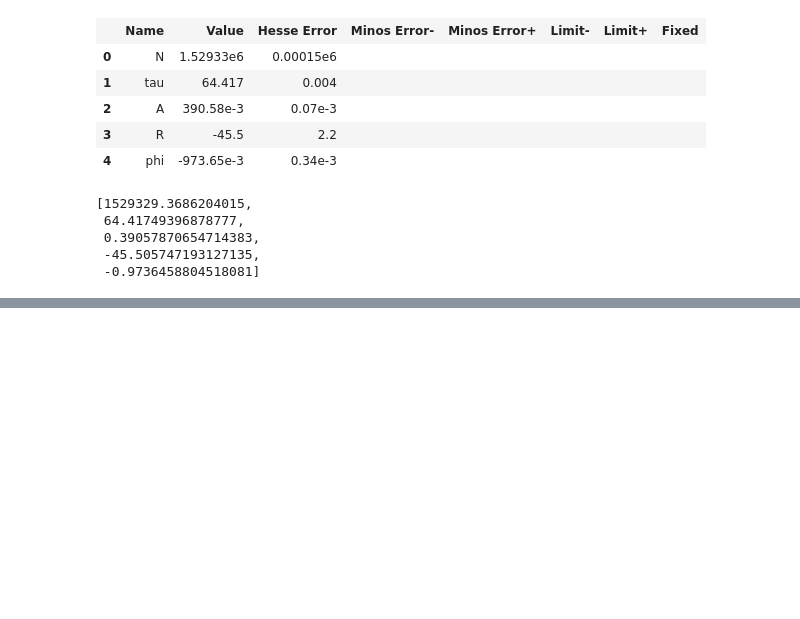
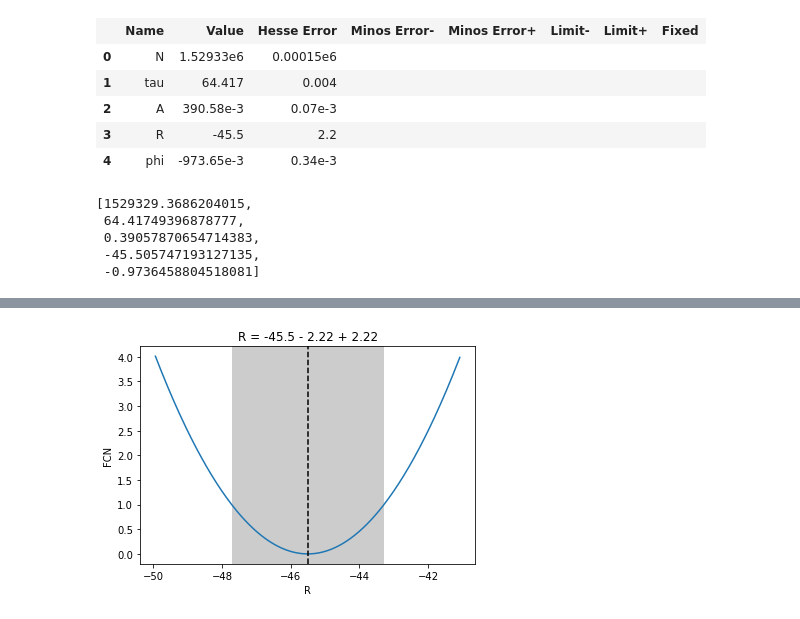
Before and after one commit to jlabounty/g2fit, a Jupyter notebook: fitting/g-2_minuit.ipynb, the cells around one changed output, grey strips where cells are left out. Cells and saved outputs as stored; diff of their text form; code cells hidden in the pictures; blank space fills up the shorter version.

```diff
--- a/fitting/g-2_minuit.ipynb
+++ b/fitting/g-2_minuit.ipynb
@@ -158,0 +142,5 @@ p: [1529329.3686204015, 64.41749396878777, 0.39057870654714383, -45.505747193127
+# %%
+m.draw_mnprofile("R", bins=300, subtract_min=True)
+plt.show()
+# %% [output]
+[figure, added]
```
Also changed, not shown: parts of 13 cells of this notebook, 3 other files.
